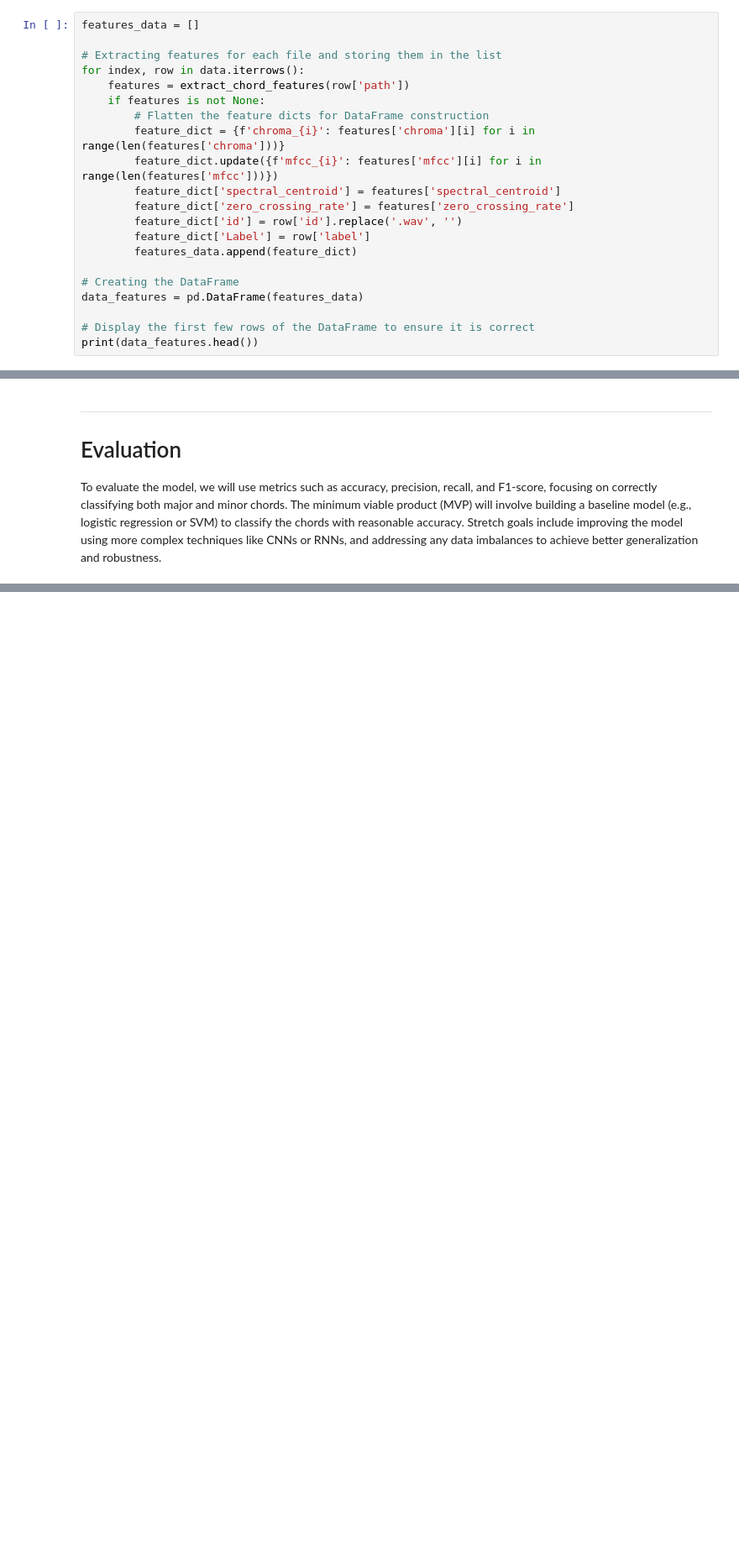
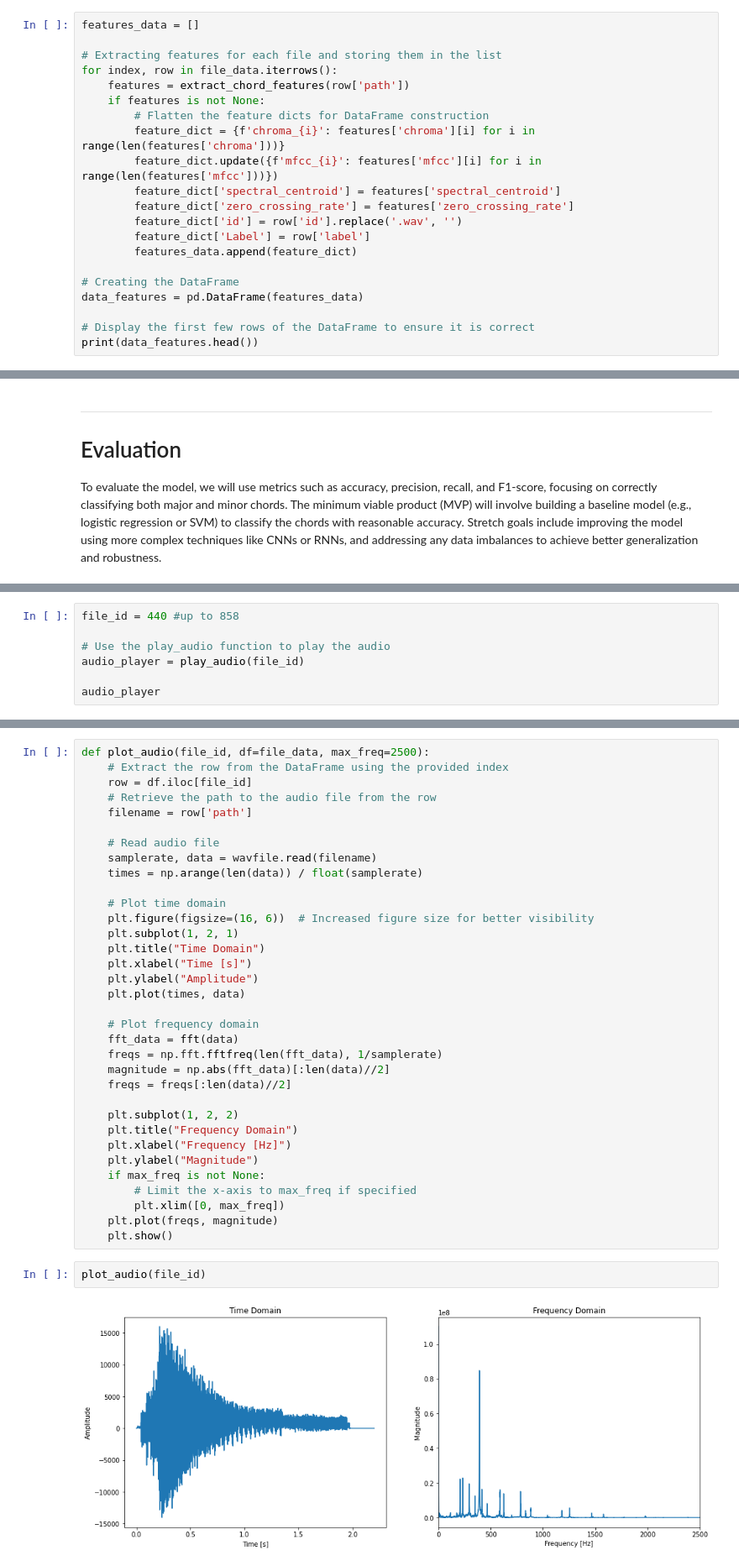
Before and after one commit to woodenikki/chord-classification, a Jupyter notebook: workbook.ipynb, the cells around one changed output, grey strips where cells are left out. Shown at 84% size. Cells and saved outputs as stored; diff of their text form; blank space fills up the shorter version.

Commit message:
play / plot audio data given file id (0-585)

```diff
--- a/workbook.ipynb
+++ b/workbook.ipynb
@@ -144,7 +145,7 @@ def extract_chord_features(file_path, sr=22050, hop_length=512, n_fft=2048):
 features_data = []
 
 # Extracting features for each file and storing them in the list
-for index, row in data.iterrows():
+for index, row in file_data.iterrows():
     features = extract_chord_features(row['path'])
     if features is not None:
         # Flatten the feature dicts for DataFrame construction
@@ -263,0 +334,7 @@ Test Accuracy: 53.49%
+# %%
+file_id = 440 #up to 858
+
+# Use the play_audio function to play the audio
+audio_player = play_audio(file_id)
+
+audio_player
@@ -264,3 +343,41 @@ Test Accuracy: 53.49%
+# %%
+def plot_audio(file_id, df=file_data, max_freq=2500):
+    # Extract the row from the DataFrame using the provided index
+    row = df.iloc[file_id]
+    # Retrieve the path to the audio file from the row
+    filename = row['path']
+
+    # Read audio file
+    samplerate, data = wavfile.read(filename)
+    times = np.arange(len(data)) / float(samplerate)
+
+    # Plot time domain
+    plt.figure(figsize=(16, 6))  # Increased figure size for better visibility
+    plt.subplot(1, 2, 1)
+    plt.title("Time Domain")
+    plt.xlabel("Time [s]")
+    plt.ylabel("Amplitude")
+    plt.plot(times, data)
+
+    # Plot frequency domain
+    fft_data = fft(data)
+    freqs = np.fft.fftfreq(len(fft_data), 1/samplerate)
+    magnitude = np.abs(fft_data)[:len(data)//2]
+    freqs = freqs[:len(data)//2]
+
+    plt.subplot(1, 2, 2)
+    plt.title("Frequency Domain")
+    plt.xlabel("Frequency [Hz]")
+    plt.ylabel("Magnitude")
+    if max_freq is not None:
+        # Limit the x-axis to max_freq if specified
+        plt.xlim([0, max_freq])
+    plt.plot(freqs, magnitude)
+    plt.show()
+# %%
+plot_audio(file_id)
+# %% [output]
+[figure, added]
 # %% [markdown]
 ---
 
```
Also changed, not shown: parts of 12 cells of this notebook.
